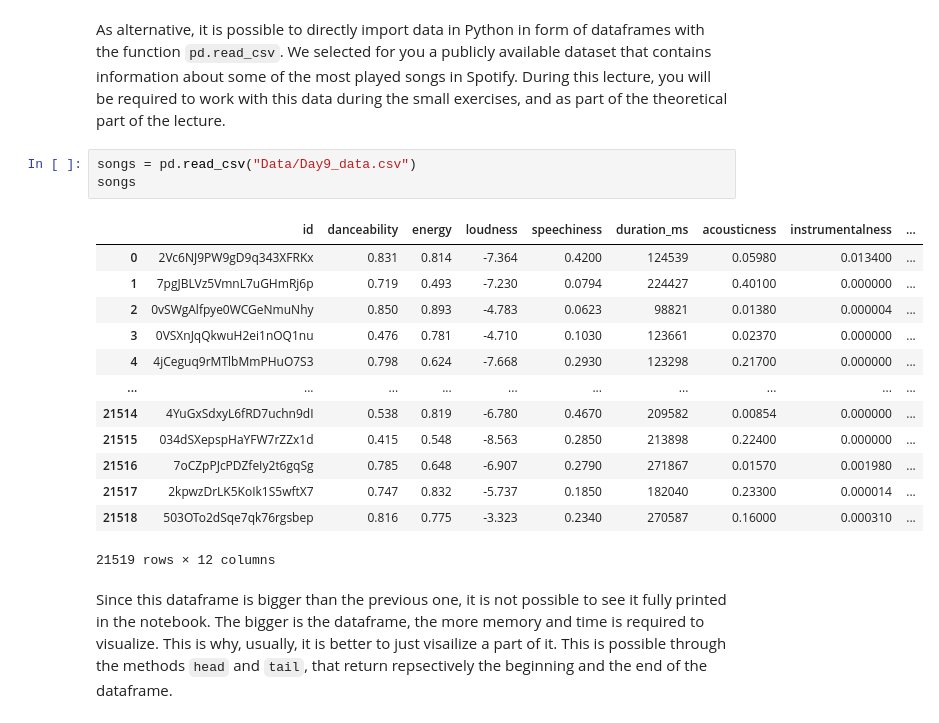
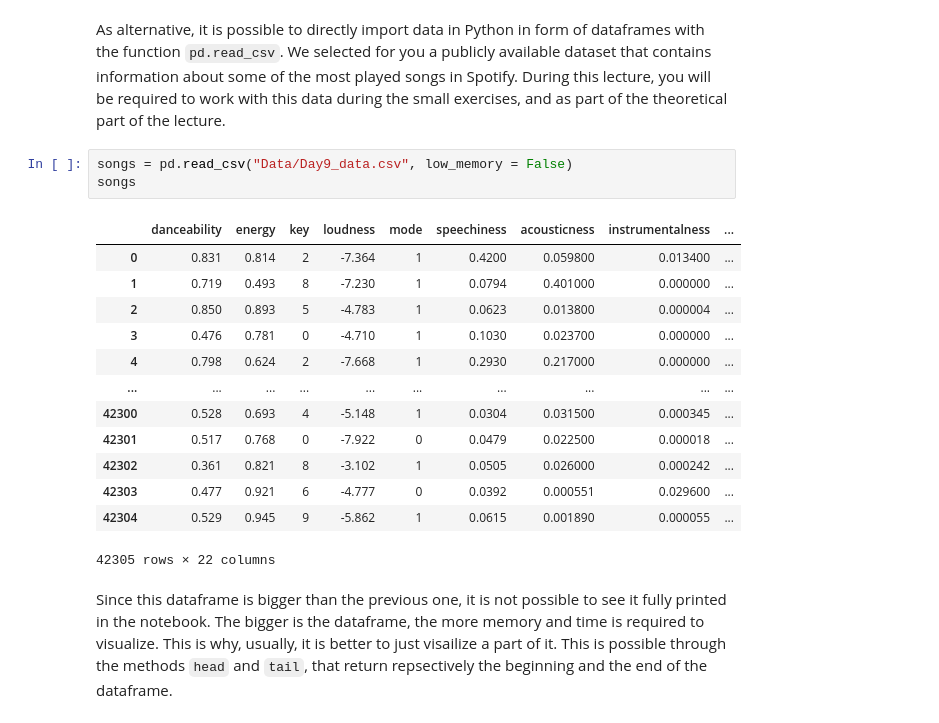
Before and after one commit to petehellyer/Neuroscience-Python-Course-Development, a Jupyter notebook: Day8.ipynb, the cells around one changed output. Cells and saved outputs as stored; diff of their text form.

```diff
--- a/Day8.ipynb
+++ b/Day8.ipynb
@@ -70,22 +71,22 @@ dfnew
 # %% [markdown]
 As alternative, it is possible to directly import data in Python in form of dataframes with the function `pd.read_csv`. We selected for you a publicly available dataset that contains information about some of the most played songs in Spotify. During this lecture, you will be required to work with this data during the small exercises, and as part of the theoretical part of the lecture.
 # %%
-songs = pd.read_csv("Data/Day9_data.csv")
+songs = pd.read_csv("Data/Day9_data.csv", low_memory = False)
 songs
 # %% [output]
-|  | id | danceability | energy | loudness | speechiness | duration_ms | acousticness | instrumentalness | ... |
-| 0 | 2Vc6NJ9PW9gD9q343XFRKx | 0.831 | 0.814 | -7.364 | 0.4200 | 124539 | 0.05980 | 0.013400 | ... |
-| 1 | 7pgJBLVz5VmnL7uGHmRj6p | 0.719 | 0.493 | -7.230 | 0.0794 | 224427 | 0.40100 | 0.000000 | ... |
-| 2 | 0vSWgAlfpye0WCGeNmuNhy | 0.850 | 0.893 | -4.783 | 0.0623 | 98821 | 0.01380 | 0.000004 | ... |
-| 3 | 0VSXnJqQkwuH2ei1nOQ1nu | 0.476 | 0.781 | -4.710 | 0.1030 | 123661 | 0.02370 | 0.000000 | ... |
-| 4 | 4jCeguq9rMTlbMmPHuO7S3 | 0.798 | 0.624 | -7.668 | 0.2930 | 123298 | 0.21700 | 0.000000 | ... |
+|  | danceability | energy | key | loudness | mode | speechiness | acousticness | instrumentalness | ... |
+| 0 | 0.831 | 0.814 | 2 | -7.364 | 1 | 0.4200 | 0.059800 | 0.013400 | ... |
+| 1 | 0.719 | 0.493 | 8 | -7.230 | 1 | 0.0794 | 0.401000 | 0.000000 | ... |
+| 2 | 0.850 | 0.893 | 5 | -4.783 | 1 | 0.0623 | 0.013800 | 0.000004 | ... |
+| 3 | 0.476 | 0.781 | 0 | -4.710 | 1 | 0.1030 | 0.023700 | 0.000000 | ... |
+| 4 | 0.798 | 0.624 | 2 | -7.668 | 1 | 0.2930 | 0.217000 | 0.000000 | ... |
 | ... | ... | ... | ... | ... | ... | ... | ... | ... | ... |
-| 21514 | 4YuGxSdxyL6fRD7uchn9dI | 0.538 | 0.819 | -6.780 | 0.4670 | 209582 | 0.00854 | 0.000000 | ... |
-| 21515 | 034dSXepspHaYFW7rZZx1d | 0.415 | 0.548 | -8.563 | 0.2850 | 213898 | 0.22400 | 0.000000 | ... |
-| 21516 | 7oCZpPJcPDZfeIy2t6gqSg | 0.785 | 0.648 | -6.907 | 0.2790 | 271867 | 0.01570 | 0.001980 | ... |
-| 21517 | 2kpwzDrLK5KoIk1S5wftX7 | 0.747 | 0.832 | -5.737 | 0.1850 | 182040 | 0.23300 | 0.000014 | ... |
-| 21518 | 503OTo2dSqe7qk76rgsbep | 0.816 | 0.775 | -3.323 | 0.2340 | 270587 | 0.16000 | 0.000310 | ... |
+| 42300 | 0.528 | 0.693 | 4 | -5.148 | 1 | 0.0304 | 0.031500 | 0.000345 | ... |
+| 42301 | 0.517 | 0.768 | 0 | -7.922 | 0 | 0.0479 | 0.022500 | 0.000018 | ... |
+| 42302 | 0.361 | 0.821 | 8 | -3.102 | 1 | 0.0505 | 0.026000 | 0.000242 | ... |
+| 42303 | 0.477 | 0.921 | 6 | -4.777 | 0 | 0.0392 | 0.000551 | 0.029600 | ... |
+| 42304 | 0.529 | 0.945 | 9 | -5.862 | 1 | 0.0615 | 0.001890 | 0.000055 | ... |
-21519 rows × 12 columns
+42305 rows × 22 columns
 # %% [markdown]
 Since this dataframe is bigger than the previous one, it is not possible to see it fully printed in the notebook. The bigger is the dataframe, the more memory and time is required to visualize. This is why, usually, it is better to just visailize a part of it. This is possible through the methods `head` and `tail`, that return repsectively the beginning and the end of the dataframe.
 # %%
```
Also changed, not shown: parts of 29 cells of this notebook, 2 other files.
